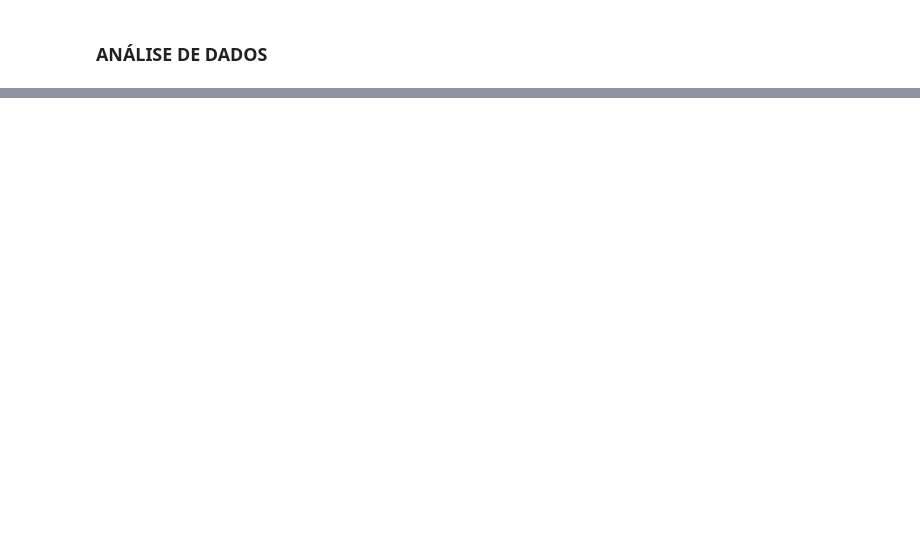
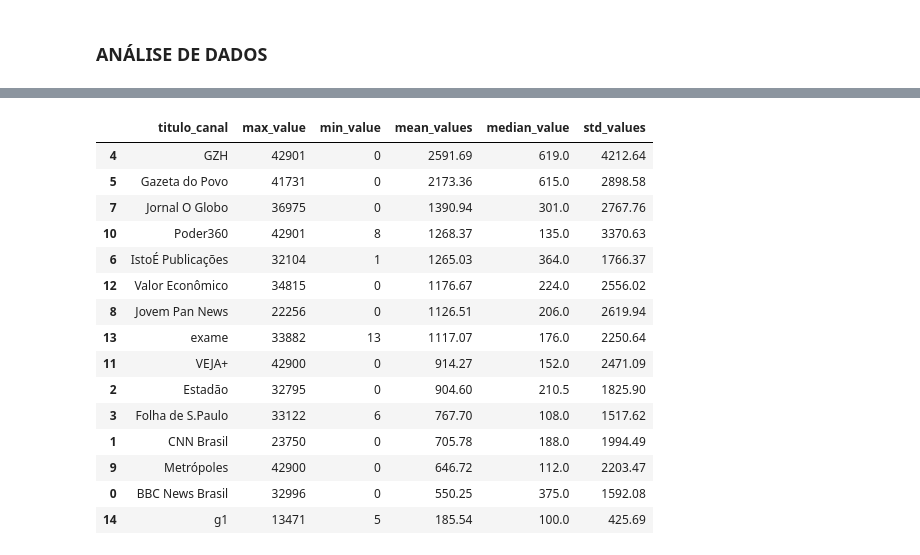
Before and after one commit to anamachadoc/mars_UFSJ, a Jupyter notebook: atividade2/teste.ipynb, the cells around one changed output, grey strips where cells are left out. Drawn from its saved outputs; the diff is of its cells as text; code cells hidden in the pictures; blank space fills up the shorter version.

```diff
--- a/atividade2/teste.ipynb
+++ b/atividade2/teste.ipynb
@@ -64,0 +154,19 @@ DA.get_channels_data()
+# %%
+DA.statistics_by_channel('duracao_segundos')
+# %% [output]
+|  | titulo_canal | max_value | min_value | mean_values | median_value | std_values |
+| 4 | GZH | 42901 | 0 | 2591.69 | 619.0 | 4212.64 |
+| 5 | Gazeta do Povo | 41731 | 0 | 2173.36 | 615.0 | 2898.58 |
+| 7 | Jornal O Globo | 36975 | 0 | 1390.94 | 301.0 | 2767.76 |
+| 10 | Poder360 | 42901 | 8 | 1268.37 | 135.0 | 3370.63 |
+| 6 | IstoÉ Publicações | 32104 | 1 | 1265.03 | 364.0 | 1766.37 |
+| 12 | Valor Econômico | 34815 | 0 | 1176.67 | 224.0 | 2556.02 |
+| 8 | Jovem Pan News | 22256 | 0 | 1126.51 | 206.0 | 2619.94 |
+| 13 | exame | 33882 | 13 | 1117.07 | 176.0 | 2250.64 |
+| 11 | VEJA+ | 42900 | 0 | 914.27 | 152.0 | 2471.09 |
+| 2 | Estadão | 32795 | 0 | 904.60 | 210.5 | 1825.90 |
+| 3 | Folha de S.Paulo | 33122 | 6 | 767.70 | 108.0 | 1517.62 |
+| 1 | CNN Brasil | 23750 | 0 | 705.78 | 188.0 | 1994.49 |
+| 9 | Metrópoles | 42900 | 0 | 646.72 | 112.0 | 2203.47 |
+| 0 | BBC News Brasil | 32996 | 0 | 550.25 | 375.0 | 1592.08 |
+| 14 | g1 | 13471 | 5 | 185.54 | 100.0 | 425.69 |
```
Also changed, not shown: parts of 45 cells of this notebook, 27 other files.
